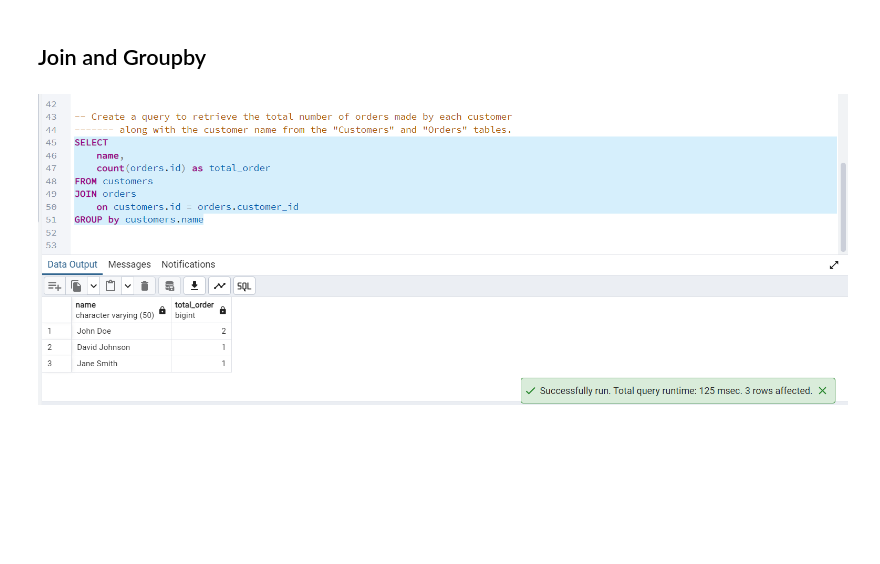
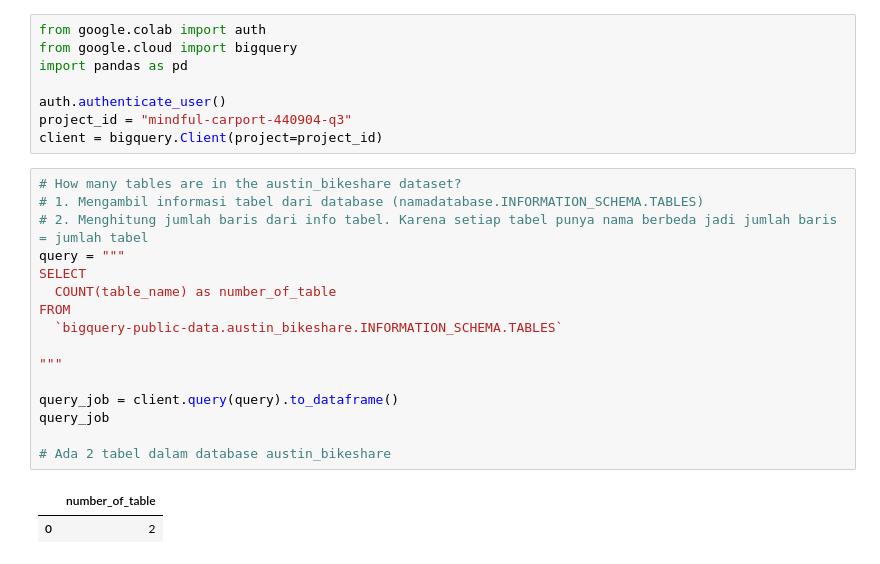
Before and after one commit to FTDS-assignment-bay/p0-all-ngc-verrenmo, a Jupyter notebook: h8dsft_ngc_basic_data_wrangling_in_sql.ipynb, the cells around one changed output. Drawn from its saved outputs; the diff is of its cells as text; blank space fills up the shorter version.

```diff
--- a/h8dsft_ngc_basic_data_wrangling_in_sql.ipynb
+++ b/h8dsft_ngc_basic_data_wrangling_in_sql.ipynb
@@ -64,4 +1,27 @@ GROUP by customers.name
-# %% [markdown]
-## Join and Groupby
-# %% [markdown]
-![question2.png](attachment:question2.png)
+# %%
+from google.colab import auth
+from google.cloud import bigquery
+import pandas as pd
+
+auth.authenticate_user()
+project_id = "mindful-carport-440904-q3"
+client = bigquery.Client(project=project_id)
+# %%
+# How many tables are in the austin_bikeshare dataset?
+# 1. Mengambil informasi tabel dari database (namadatabase.INFORMATION_SCHEMA.TABLES)
+# 2. Menghitung jumlah baris dari info tabel. Karena setiap tabel punya nama berbeda jadi jumlah baris = jumlah tabel
+query = """
+SELECT
+  COUNT(table_name) as number_of_table
+FROM
+  `bigquery-public-data.austin_bikeshare.INFORMATION_SCHEMA.TABLES`
+
+"""
+
+query_job = client.query(query).to_dataframe()
+query_job
+
+# Ada 2 tabel dalam database austin_bikeshare
+# %% [output]
+|  | number_of_table |
+| 0 | 2 |
```
Also changed, not shown: parts of 12 cells of this notebook.
